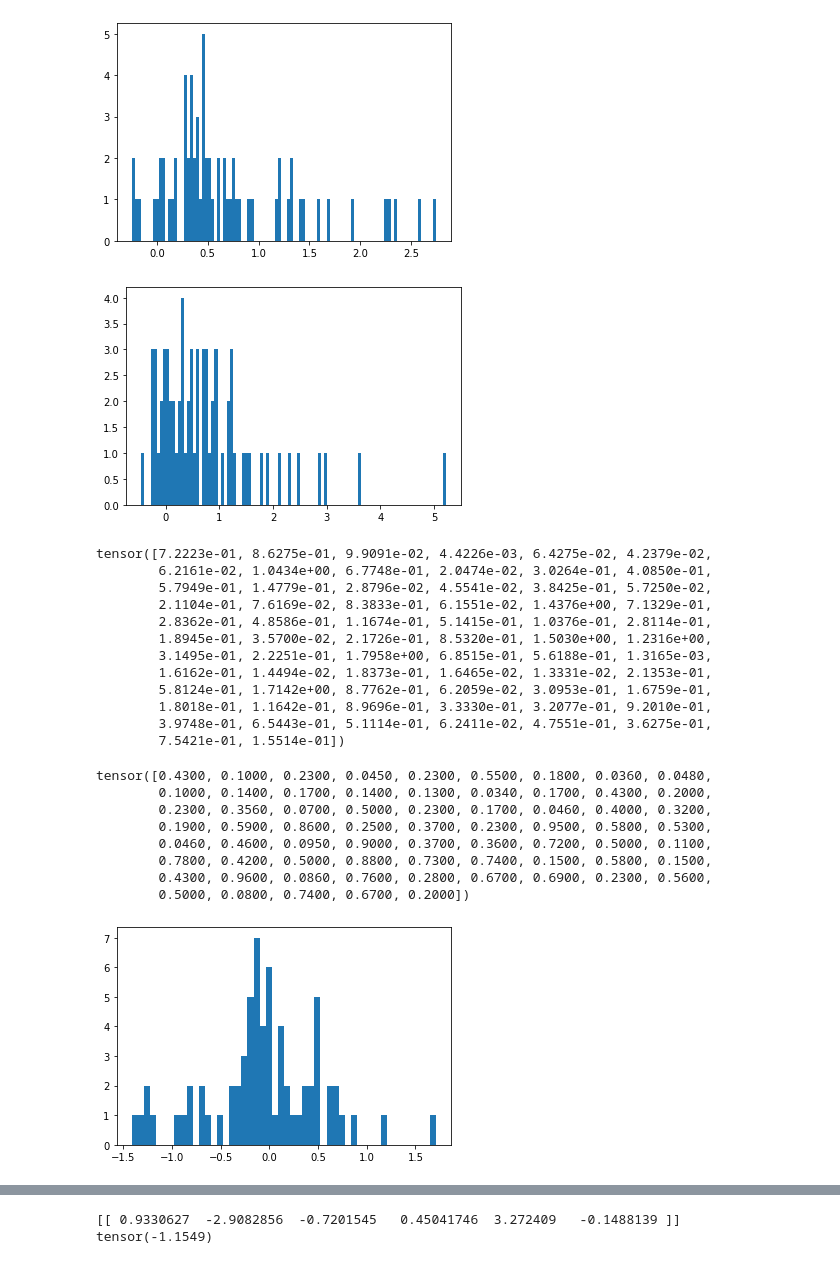
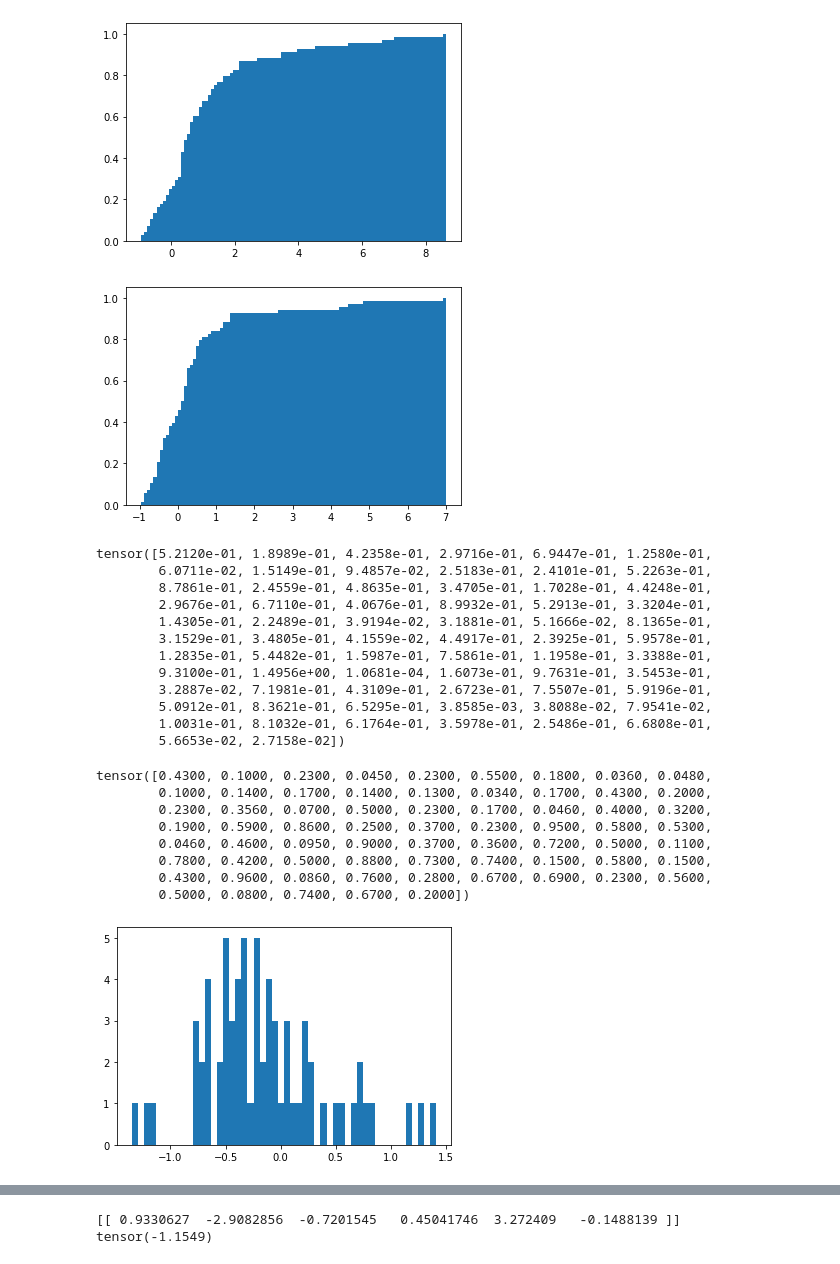
Before and after one commit to haimengzhao/magic-microlensing, a Jupyter notebook: KMT/KMT_reg.ipynb, the cells around one changed output, grey strips where cells are left out. Saved outputs shown, nothing was run; the diff lists cells and outputs as text; code cells hidden in the pictures.

Commit message:
Analysis: cumulative nll hist

```diff
--- a/KMT/KMT_reg.ipynb
+++ b/KMT/KMT_reg.ipynb
@@ -37,7 +37,7 @@ from model.cde_mdn import CDE_MDN
 
 device = torch.device("cuda:7" if torch.cuda.is_available() else "cpu")
 
-checkpt = torch.load('/work/hmzhao/experiments/cde_mdn/experiment_38720.ckpt', map_location='cpu')
+checkpt = torch.load('/work/hmzhao/experiments/cde_mdn/experiment_21160.ckpt', map_location='cpu')
 ckpt_args = checkpt['args']
 state_dict = checkpt['state_dict']
 
@@ -97,30 +97,30 @@ for i in tqdm(range(num // batchsize)):
     nll[i*batchsize:i*batchsize+batchsize] = get_negloglik(pi, normal, torch.log10(q).reshape(-1, 1)[i*batchsize:i*batchsize+batchsize].float().to(device)).detach().cpu()
     nll_sample[i*batchsize:i*batchsize+batchsize] = get_negloglik(pi, normal, pred[i*batchsize:i*batchsize+batchsize, [2]].float().to(device)).detach().cpu()
 # %%
-plt.hist(nll.numpy(), bins=100)
+plt.hist(nll.numpy(), bins=100, density=True, cumulative=True)
 plt.show()
 # %% [output]
-[figure, old version]
+[figure, new version]
 # %%
-plt.hist(nll_sample.numpy(), bins=100)
+plt.hist(nll_sample.numpy(), bins=100, density=True, cumulative=True)
 plt.show()
 # %% [output]
-[figure, old version]
+[figure, new version]
 # %%
 10**pred[:, 2]
 # %% [output]
-tensor([7.2223e-01, 8.6275e-01, 9.9091e-02, 4.4226e-03, 6.4275e-02, 4.2379e-02,
-        6.2161e-02, 1.0434e+00, 6.7748e-01, 2.0474e-02, 3.0264e-01, 4.0850e-01,
-        5.7949e-01, 1.4779e-01, 2.8796e-02, 4.5541e-02, 3.8425e-01, 5.7250e-02,
-        2.1104e-01, 7.6169e-02, 8.3833e-01, 6.1551e-02, 1.4376e+00, 7.1329e-01,
-        2.8362e-01, 4.8586e-01, 1.1674e-01, 5.1415e-01, 1.0376e-01, 2.8114e-01,
-        1.8945e-01, 3.5700e-02, 2.1726e-01, 8.5320e-01, 1.5030e+00, 1.2316e+00,
-        3.1495e-01, 2.2251e-01, 1.7958e+00, 6.8515e-01, 5.6188e-01, 1.3165e-03,
-        1.6162e-01, 1.4494e-02, 1.8373e-01, 1.6465e-02, 1.3331e-02, 2.1353e-01,
-        5.8124e-01, 1.7142e+00, 8.7762e-01, 6.2059e-02, 3.0953e-01, 1.6759e-01,
-        1.8018e-01, 1.1642e-01, 8.9696e-01, 3.3330e-01, 3.2077e-01, 9.2010e-01,
-        3.9748e-01, 6.5443e-01, 5.1114e-01, 6.2411e-02, 4.7551e-01, 3.6275e-01,
-        7.5421e-01, 1.5514e-01])
+tensor([5.2120e-01, 1.8989e-01, 4.2358e-01, 2.9716e-01, 6.9447e-01, 1.2580e-01,
+        6.0711e-02, 1.5149e-01, 9.4857e-02, 2.5183e-01, 2.4101e-01, 5.2263e-01,
+        8.7861e-01, 2.4559e-01, 4.8635e-01, 3.4705e-01, 1.7028e-01, 4.4248e-01,
+        2.9676e-01, 6.7110e-01, 4.0676e-01, 8.9932e-01, 5.2913e-01, 3.3204e-01,
+        1.4305e-01, 2.2489e-01, 3.9194e-02, 3.1881e-01, 5.1666e-02, 8.1365e-01,
+        3.1529e-01, 3.4805e-01, 4.1559e-02, 4.4917e-01, 2.3925e-01, 5.9578e-01,
+        1.2835e-01, 5.4482e-01, 1.5987e-01, 7.5861e-01, 1.1958e-01, 3.3388e-01,
+        9.3100e-01, 1.4956e+00, 1.0681e-04, 1.6073e-01, 9.7631e-01, 3.5453e-01,
+        3.2887e-02, 7.1981e-01, 4.3109e-01, 2.6723e-01, 7.5507e-01, 5.9196e-01,
+        5.0912e-01, 8.3621e-01, 6.5295e-01, 3.8585e-03, 3.8088e-02, 7.9541e-02,
+        1.0031e-01, 8.1032e-01, 6.1764e-01, 3.5978e-01, 2.5486e-01, 6.6808e-01,
+        5.6653e-02, 2.7158e-02])
 # %%
 q
 # %% [output]
@@ -136,7 +136,7 @@ tensor([0.4300, 0.1000, 0.2300, 0.0450, 0.2300, 0.5500, 0.1800, 0.0360, 0.0480,
 plt.hist(np.log10(np.abs(((pred[:, 2] - torch.log10(q))/torch.log10(q)).numpy())), bins=50)
 plt.show()
 # %% [output]
-[figure, old version]
+[figure, new version]
 # %%
 plt.hist(np.log10(np.abs(((torch.rand(len(q))*(-2) - torch.log10(q))/torch.log10(q)).numpy())), bins=50)
 plt.hist(np.log10(np.abs(((pred[:, 2] - torch.log10(q))/torch.log10(q)).numpy())), bins=50)
```
Also changed, not shown: parts of 6 cells of this notebook.
